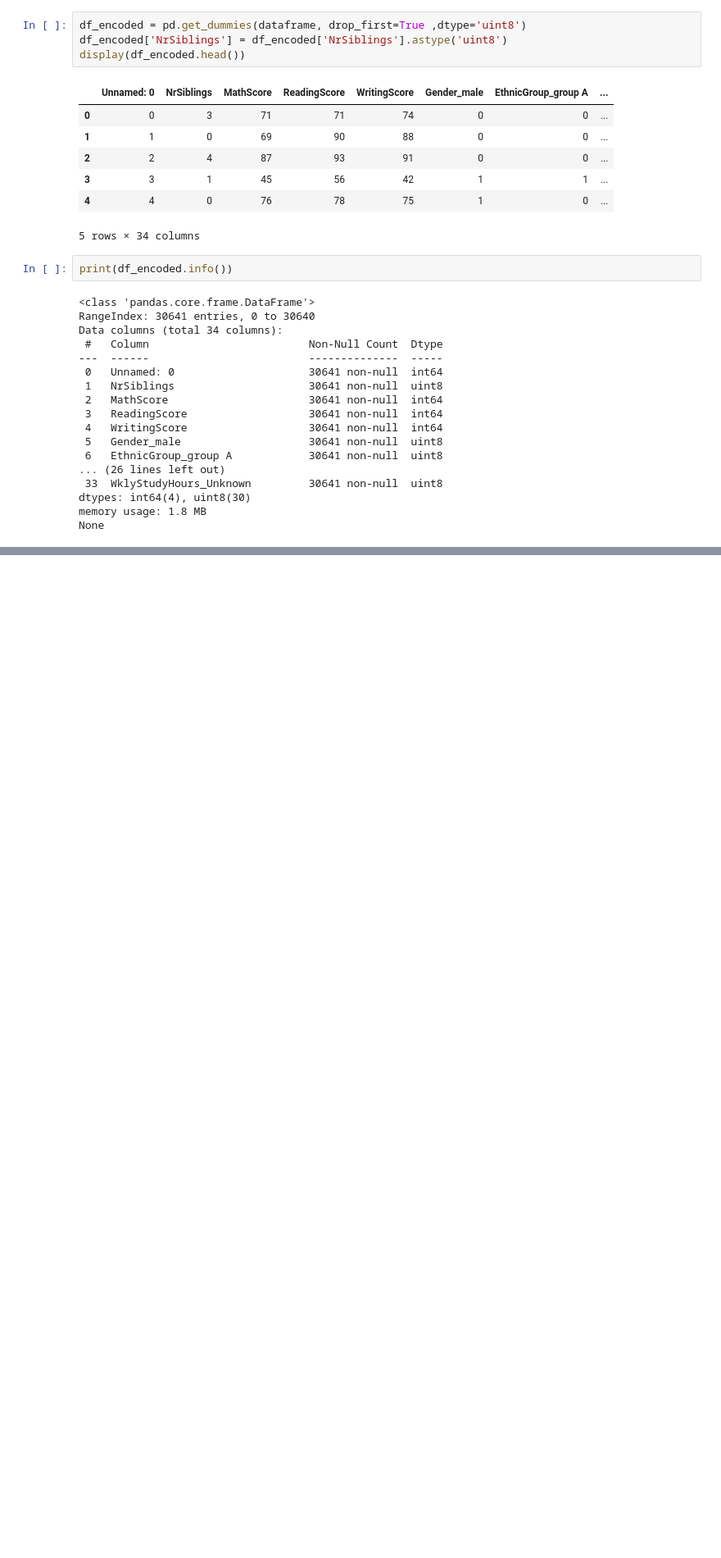
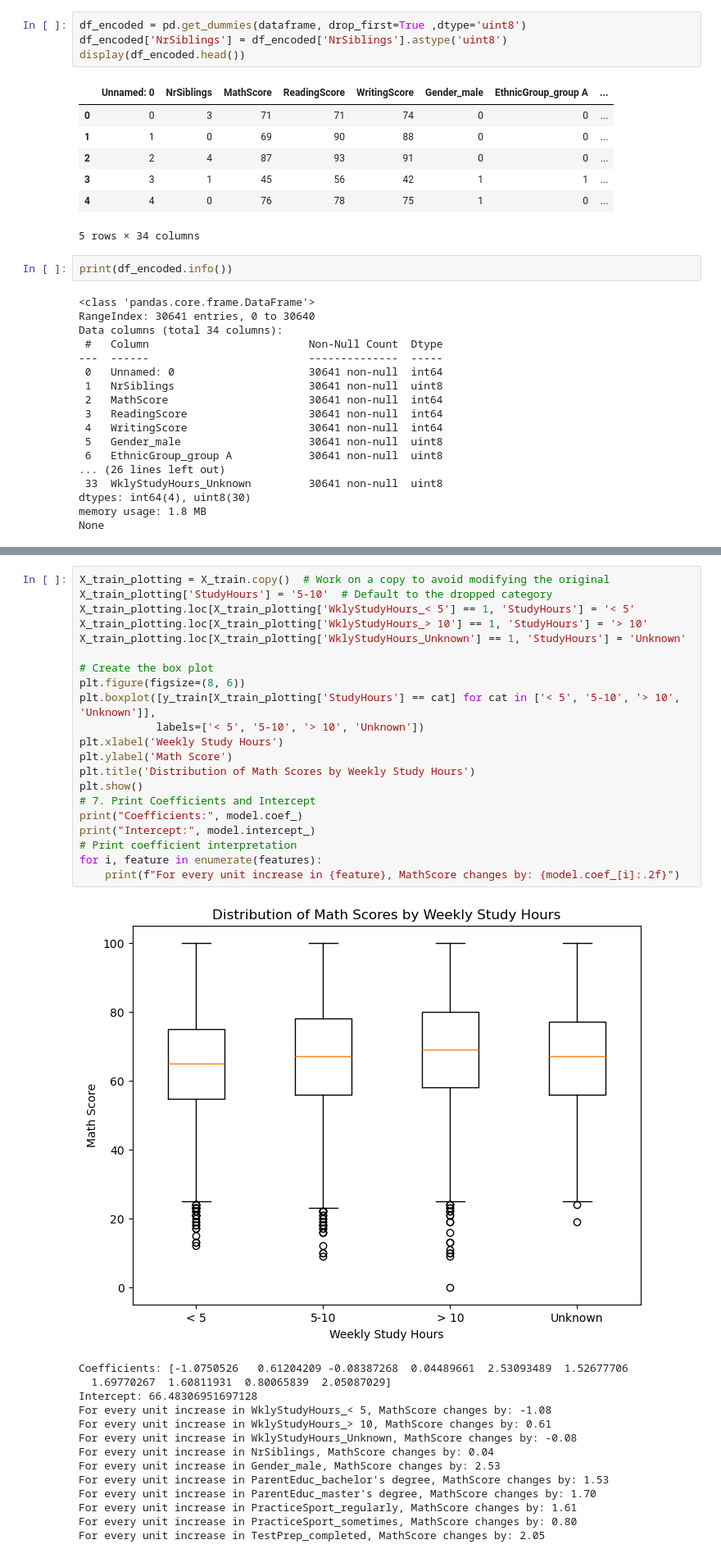
Before and after one commit to Classy-Brian/Predicting-Student-Exam-Scores-, a Jupyter notebook: main.ipynb, the cells around one changed output, grey strips where cells are left out. Shown at 82% size. Saved outputs shown, nothing was run; the diff lists cells and outputs as text; blank space fills up the shorter version.

```diff
--- a/main.ipynb
+++ b/main.ipynb
@@ -213,0 +282,36 @@ None
+# %%
+X_train_plotting = X_train.copy()  # Work on a copy to avoid modifying the original
+X_train_plotting['StudyHours'] = '5-10'  # Default to the dropped category
+X_train_plotting.loc[X_train_plotting['WklyStudyHours_< 5'] == 1, 'StudyHours'] = '< 5'
+X_train_plotting.loc[X_train_plotting['WklyStudyHours_> 10'] == 1, 'StudyHours'] = '> 10'
+X_train_plotting.loc[X_train_plotting['WklyStudyHours_Unknown'] == 1, 'StudyHours'] = 'Unknown'
+
+# Create the box plot
+plt.figure(figsize=(8, 6))
+plt.boxplot([y_train[X_train_plotting['StudyHours'] == cat] for cat in ['< 5', '5-10', '> 10', 'Unknown']],
+            labels=['< 5', '5-10', '> 10', 'Unknown'])
+plt.xlabel('Weekly Study Hours')
+plt.ylabel('Math Score')
+plt.title('Distribution of Math Scores by Weekly Study Hours')
+plt.show()
+# 7. Print Coefficients and Intercept
+print("Coefficients:", model.coef_)
+print("Intercept:", model.intercept_)
+# Print coefficient interpretation
+for i, feature in enumerate(features):
+    print(f"For every unit increase in {feature}, MathScore changes by: {model.coef_[i]:.2f}")
+# %% [output]
+[figure, added]
+Coefficients: [-1.0750526   0.61204209 -0.08387268  0.04489661  2.53093489  1.52677706
+  1.69770267  1.60811931  0.80065839  2.05087029]
+Intercept: 66.48306951697128
+For every unit increase in WklyStudyHours_< 5, MathScore changes by: -1.08
+For every unit increase in WklyStudyHours_> 10, MathScore changes by: 0.61
+For every unit increase in WklyStudyHours_Unknown, MathScore changes by: -0.08
+For every unit increase in NrSiblings, MathScore changes by: 0.04
+For every unit increase in Gender_male, MathScore changes by: 2.53
+For every unit increase in ParentEduc_bachelor's degree, MathScore changes by: 1.53
+For every unit increase in ParentEduc_master's degree, MathScore changes by: 1.70
+For every unit increase in PracticeSport_regularly, MathScore changes by: 1.61
+For every unit increase in PracticeSport_sometimes, MathScore changes by: 0.80
+For every unit increase in TestPrep_completed, MathScore changes by: 2.05
```
Also changed, not shown: parts of 8 cells of this notebook.
